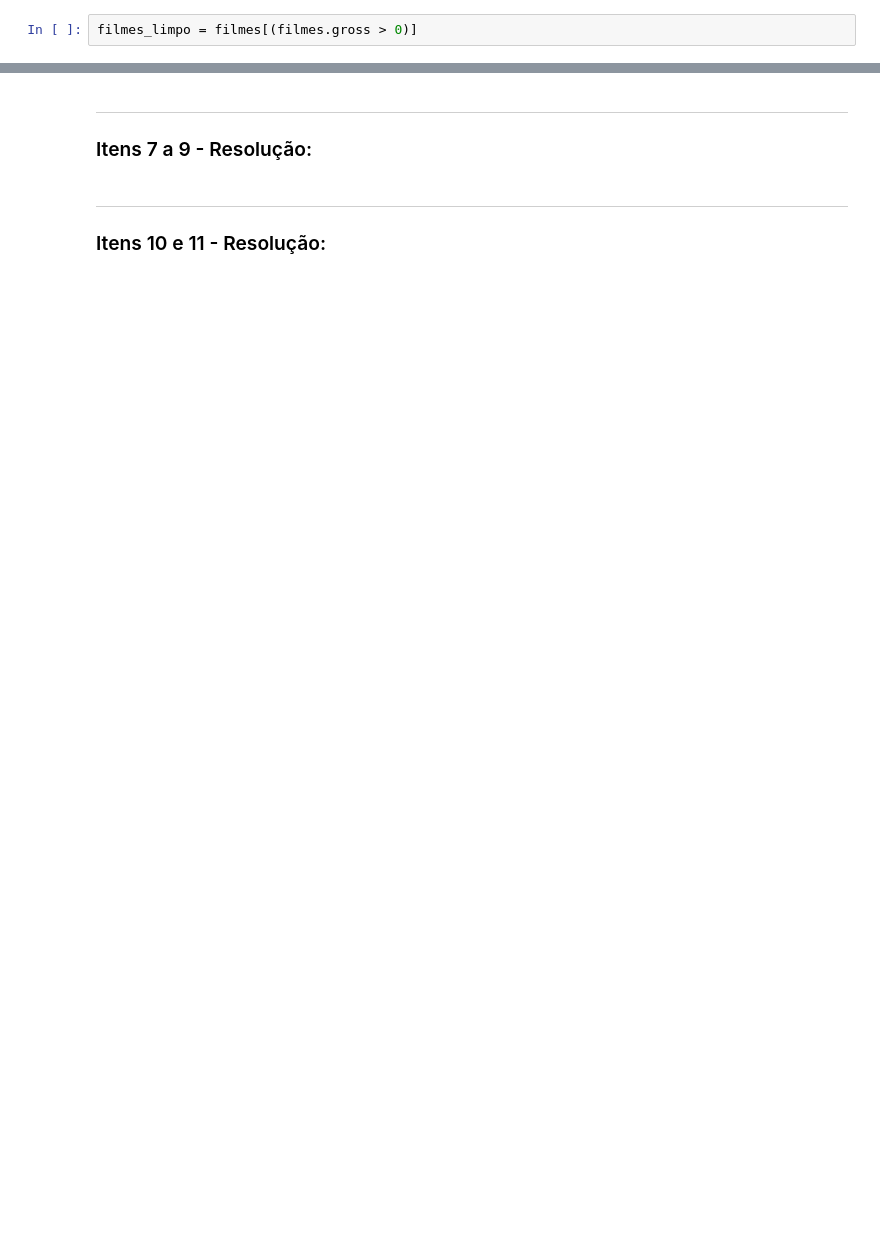
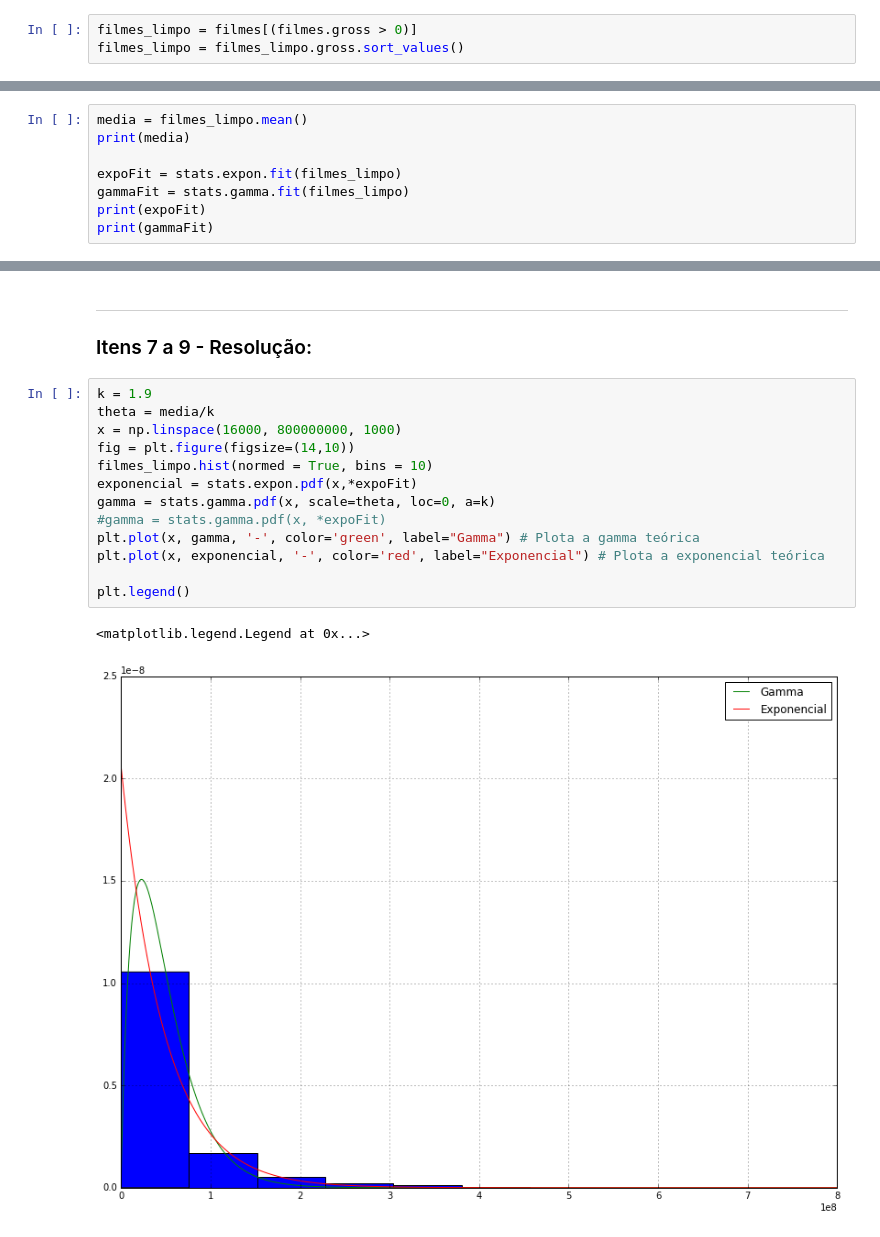
Before and after one commit to ruhman/CD, a Jupyter notebook: Mini Projeto 1/MiniProjeto1 Layout.ipynb, the cells around one changed output, grey strips where cells are left out. Drawn from its saved outputs; the diff is of its cells as text; blank space fills up the shorter version.

```diff
--- a/Mini Projeto 1/MiniProjeto1 Layout.ipynb
+++ b/Mini Projeto 1/MiniProjeto1 Layout.ipynb
@@ -40,4 +40,5 @@ filmes.head()
 Escolhi trabalhar com a variável "gross" que representa a receita dos filmes. Vamos agora limpá-la, removendo valores 0, Nan e valores acima de 100 milhões
 # %%
 filmes_limpo = filmes[(filmes.gross > 0)]
+filmes_limpo = filmes_limpo.gross.sort_values()
 # %%
@@ -82,0 +68,8 @@ plt.legend()
+# %%
+media = filmes_limpo.mean()
+print(media)
+
+expoFit = stats.expon.fit(filmes_limpo)
+gammaFit = stats.gamma.fit(filmes_limpo)
+print(expoFit)
+print(gammaFit)
@@ -83,6 +83,19 @@ plt.legend()
 # %% [markdown]
 ___
 ### Itens 7 a 9 - Resolução:
-# %% [markdown]
-___
-### Itens 10 e 11 - Resolução:
+# %%
+k = 1.9
+theta = media/k
+x = np.linspace(16000, 800000000, 1000)
+fig = plt.figure(figsize=(14,10))
+filmes_limpo.hist(normed = True, bins = 10)
+exponencial = stats.expon.pdf(x,*expoFit)
+gamma = stats.gamma.pdf(x, scale=theta, loc=0, a=k)
+#gamma = stats.gamma.pdf(x, *expoFit)
+plt.plot(x, gamma, '-', color='green', label="Gamma") # Plota a gamma teórica
+plt.plot(x, exponencial, '-', color='red', label="Exponencial") # Plota a exponencial teórica
+
+plt.legend()
+# %% [output]
+<matplotlib.legend.Legend at 0x...>
+[figure, added]
```
Also changed, not shown: parts of 8 cells of this notebook.
